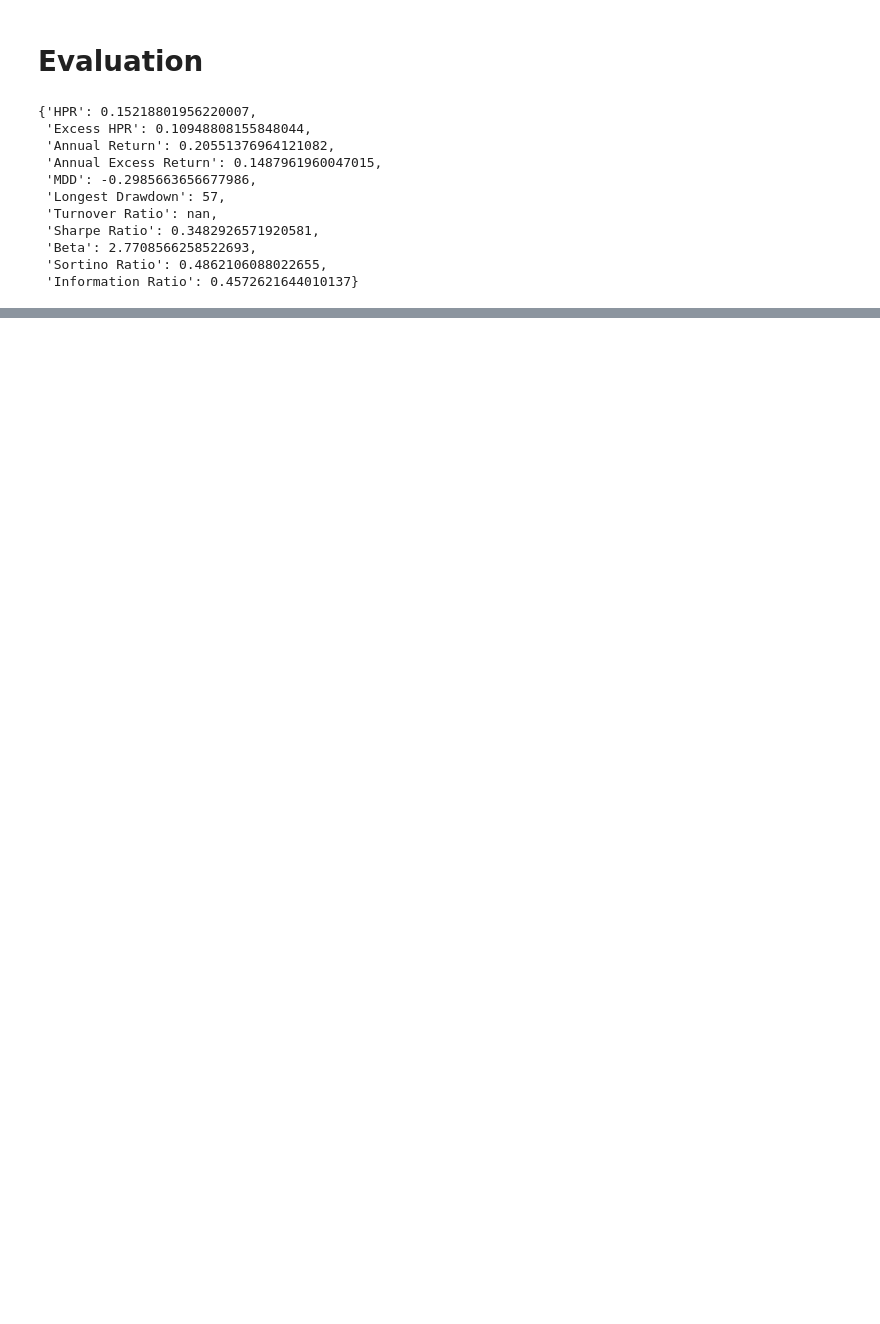
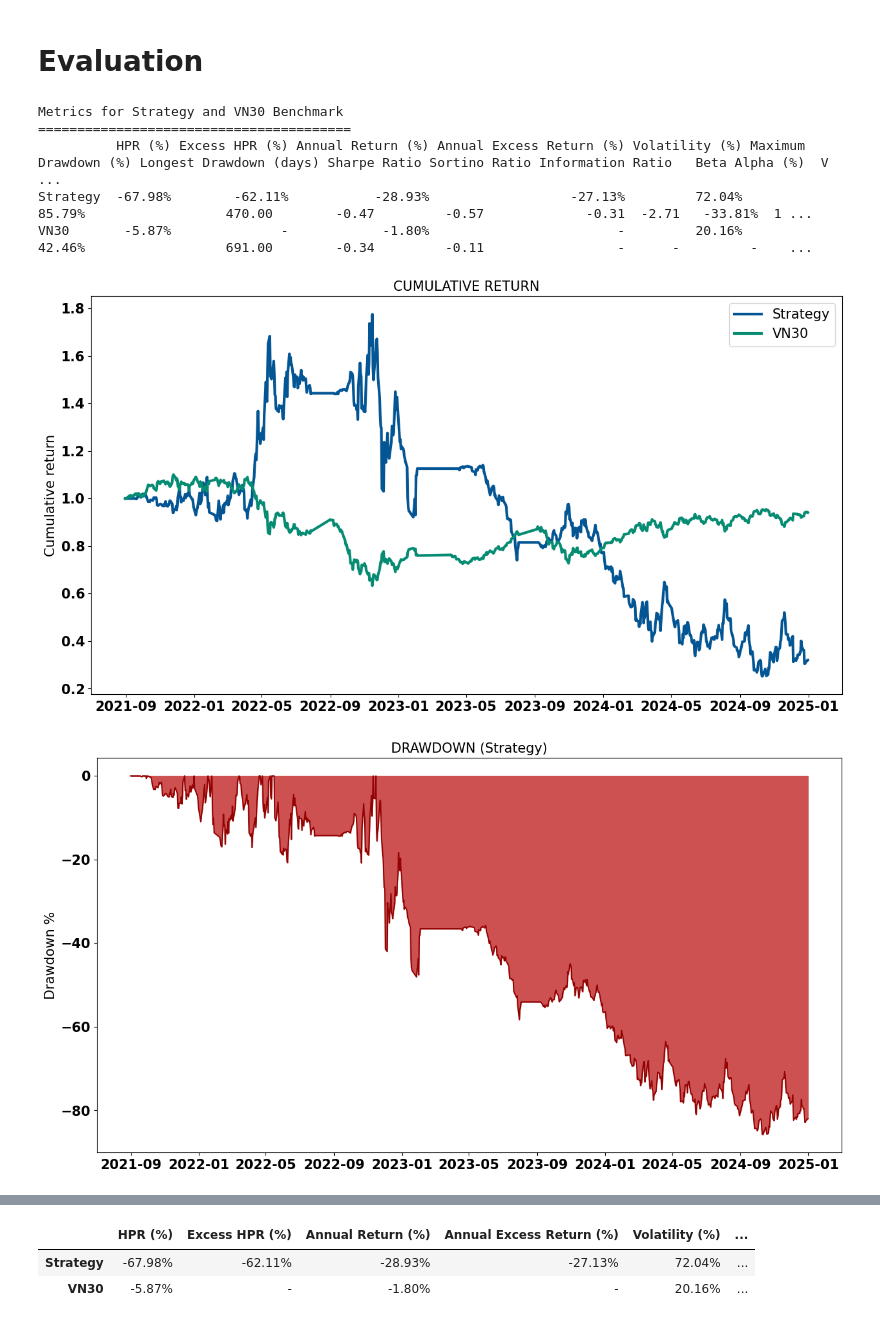
Before and after one commit to algotrade-research/Statisical-Arbitrage, a Jupyter notebook: main.ipynb, the cells around one changed output, grey strips where cells are left out. Drawn from its saved outputs; the diff is of its cells as text; code cells hidden in the pictures; blank space fills up the shorter version.

```diff
--- a/main.ipynb
+++ b/main.ipynb
@@ -1759,7 +1791,9 @@ vn30_stocks.index = pd.to_datetime(vn30_stocks.index)
 
 # Step 1: Generate the periods DataFrame with ETFs
 etfs_list = [ 'FUEVFVND', 'FUESSVFL', 'E1VFVN30', 'FUEVN100']
+start_date='2021-06-01'
+end_date='2025-01-01'
 periods_df = generate_periods_df(vn30_stocks,
                                  start_date,
                                  end_date,
-                                 window=60, etf_list=etfs_list, etf_included=False)
+                                 window=60)
@@ -1771,7 +1801,9 @@ periods_df.to_csv('data\\periods.csv')
 # Step 2: Run the backtest using the periods DataFrame
 combined_returns_df, combined_detail_df = run_backtest_for_periods(
     periods_df=periods_df,
-    futures='VN30F1M'
+    futures='VN30F1M',
+    etf_list=etfs_list,
+    etf_included=False
 )
 # %% [output]
 Running backtest for period 1: 2021-06-01 to 2022-07-31 with stocks: ['ACB', 'BID', 'BVH', 'CTG', 'FPT', 'GAS', 'GVR', 'HDB', 'HPG', 'KDH', 'MBB', 'MSN', 'MWG', 'NVL', 'PDR', 'PLX', 'PNJ', 'POW', 'SAB ...
@@ -1908,14 +1878,0 @@ def calculate_metrics(asset_df: pd.DataFrame, benchmark_df: pd.DataFrame, risk_f
-# %%
-calculate_metrics(asset_df, benchmark)
-# %% [output]
-{'HPR': 0.15218801956220007,
- 'Excess HPR': 0.10948808155848044,
- 'Annual Return': 0.20551376964121082,
- 'Annual Excess Return': 0.1487961960047015,
- 'MDD': -0.2985663656677986,
- 'Longest Drawdown': 57,
- 'Turnover Ratio': nan,
- 'Sharpe Ratio': 0.3482926571920581,
- 'Beta': 2.7708566258522693,
- 'Sortino Ratio': 0.4862106088022655,
- 'Information Ratio': 0.4572621644010137}
@@ -1921,0 +2181,10 @@ calculate_metrics(asset_df, benchmark)
+# %%
+calculate_metrics(combined_returns_df, risk_free_rate=0.05)
+# %% [output]
+Metrics for Strategy and VN30 Benchmark
+========================================
+          HPR (%) Excess HPR (%) Annual Return (%) Annual Excess Return (%) Volatility (%) Maximum Drawdown (%) Longest Drawdown (days) Sharpe Ratio Sortino Ratio Information Ratio   Beta Alpha (%)  V ...
+Strategy  -67.98%        -62.11%           -28.93%                  -27.13%         72.04%               85.79%                  470.00        -0.47         -0.57             -0.31  -2.71   -33.81%  1 ...
+VN30       -5.87%              -            -1.80%                        -         20.16%               42.46%                  691.00        -0.34         -0.11                 -      -         -    ...
+[figure, added]
+[figure, added]
@@ -1921,0 +2192,3 @@ calculate_metrics(asset_df, benchmark)
+|  | HPR (%) | Excess HPR (%) | Annual Return (%) | Annual Excess Return (%) | Volatility (%) | ... |
+| Strategy | -67.98% | -62.11% | -28.93% | -27.13% | 72.04% | ... |
+| VN30 | -5.87% | - | -1.80% | - | 20.16% | ... |
```
Also changed, not shown: parts of 19 cells of this notebook, 1 other file.
